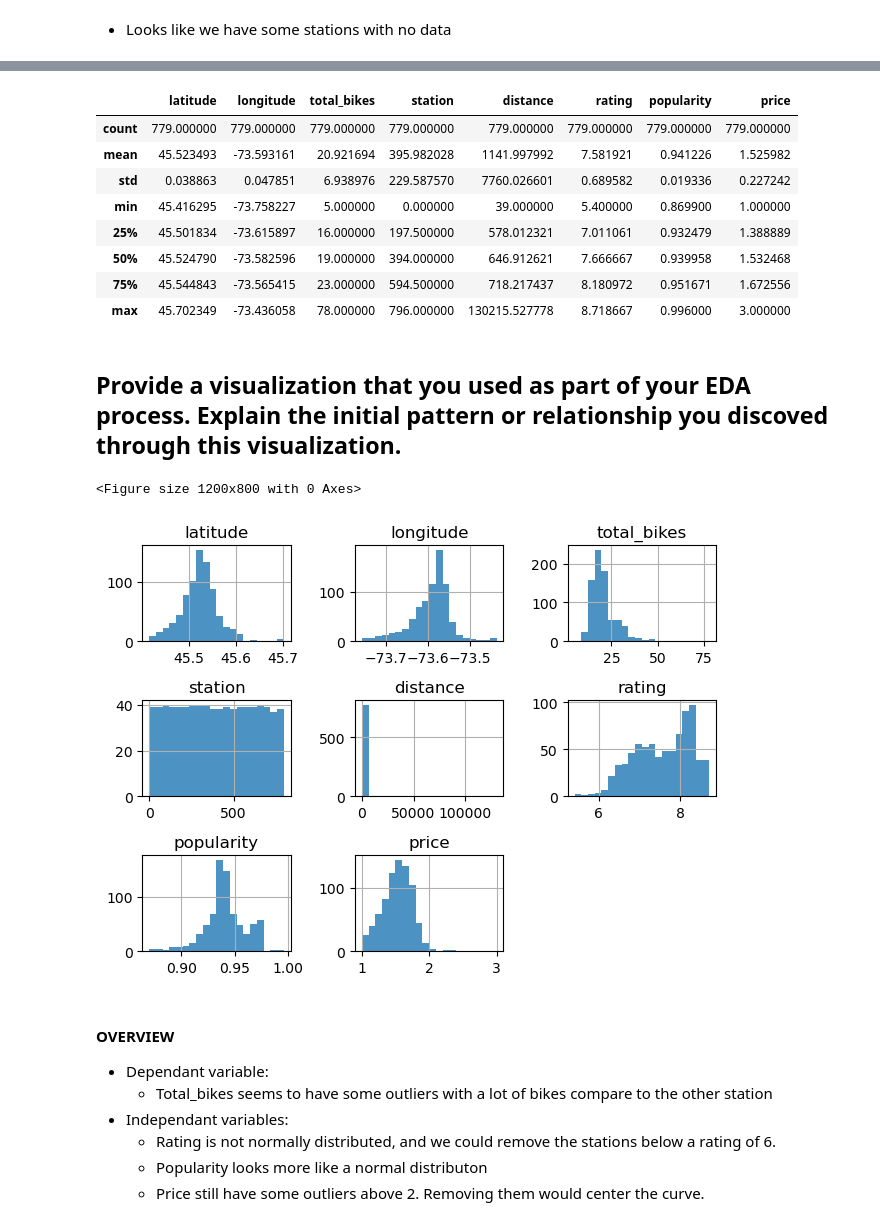
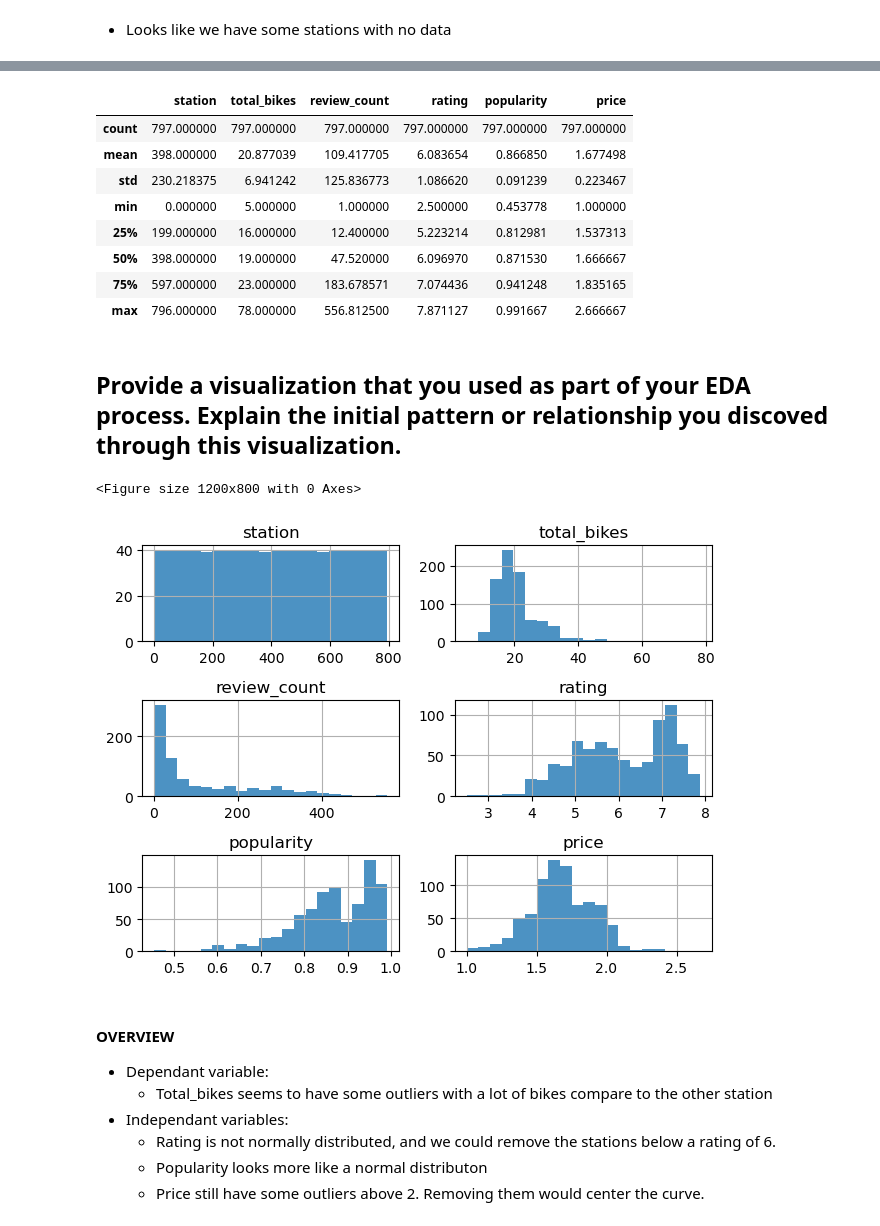
Before and after one commit to Christian-Leclerc/Python-Project-1, a Jupyter notebook: notebooks/joining_data.ipynb, the cells around one changed output, grey strips where cells are left out. Saved outputs shown, nothing was run; the diff lists cells and outputs as text; code cells hidden in the pictures.

```diff
--- a/notebooks/joining_data.ipynb
+++ b/notebooks/joining_data.ipynb
@@ -44,5 +303,5 @@ fsq_pois.head()
 # %%
 # Grouping the POI per stations with their chacteristics
-grouped_poi = fsq_pois[['station','distance', 'rating', 'popularity', 'price']].groupby('station').mean().sort_values('station')
-grouped_poi.head()
+grouped_df = combined_df[['station','distance', 'review_count', 'rating', 'popularity', 'price']].groupby('station').mean().sort_values('station')
+grouped_df.head()
 # %% [output]
@@ -66,0 +315,5 @@ bike_rentals.head()
+# %%
+# Merge with stations
+merge_df = pd.merge(stations, grouped_df, on='station', how='outer') # Outer, not to lose any station with no data.
+print(merge_df.head())
+print(merge_df.shape[0])
@@ -67,3 +335,6 @@ bike_rentals.head()
+# %%
+# Create the dataframe
+bike_rentals = merge_df[['station', 'total_bikes', 'review_count', 'rating', 'popularity', 'price']]
 # %% [markdown]
 ### Cleaning data
 # %%
@@ -126,0 +368,19 @@ memory usage: 60.9+ KB
+# %%
+# Create a function to replace NaN value with mean when total_bikes is similar
+def replace_nan_with_mean(row):
+    df = bike_rentals
+    total_bikes = row['total_bikes']
+    bike_range = 5
+
+    similar_rows = df[(df['total_bikes'] >= total_bikes - bike_range) &
+                      (df['total_bikes'] <= total_bikes + bike_range)]
+
+    mean_values = similar_rows.mean()
+    row = row.fillna(mean_values)
+    return row
+
+# Apply the function to rows with NaN values
+new_bike_rentals = bike_rentals.apply(lambda row: replace_nan_with_mean(row) if row.isnull().any() else row, axis=1)
+
+print(new_bike_rentals[new_bike_rentals.isnull().any(axis=1)])
+print(new_bike_rentals.info())
@@ -127,12 +405,12 @@ memory usage: 60.9+ KB
 # %%
-filtered_rentals.describe()
+new_bike_rentals.describe()
 # %% [output]
-|  | latitude | longitude | total_bikes | station | distance | rating | popularity | price |
-| count | 779.000000 | 779.000000 | 779.000000 | 779.000000 | 779.000000 | 779.000000 | 779.000000 | 779.000000 |
-| mean | 45.523493 | -73.593161 | 20.921694 | 395.982028 | 1141.997992 | 7.581921 | 0.941226 | 1.525982 |
-| std | 0.038863 | 0.047851 | 6.938976 | 229.587570 | 7760.026601 | 0.689582 | 0.019336 | 0.227242 |
-| min | 45.416295 | -73.758227 | 5.000000 | 0.000000 | 39.000000 | 5.400000 | 0.869900 | 1.000000 |
-| 25% | 45.501834 | -73.615897 | 16.000000 | 197.500000 | 578.012321 | 7.011061 | 0.932479 | 1.388889 |
-| 50% | 45.524790 | -73.582596 | 19.000000 | 394.000000 | 646.912621 | 7.666667 | 0.939958 | 1.532468 |
-| 75% | 45.544843 | -73.565415 | 23.000000 | 594.500000 | 718.217437 | 8.180972 | 0.951671 | 1.672556 |
-| max | 45.702349 | -73.436058 | 78.000000 | 796.000000 | 130215.527778 | 8.718667 | 0.996000 | 3.000000 |
+|  | station | total_bikes | review_count | rating | popularity | price |
+| count | 797.000000 | 797.000000 | 797.000000 | 797.000000 | 797.000000 | 797.000000 |
+| mean | 398.000000 | 20.877039 | 109.417705 | 6.083654 | 0.866850 | 1.677498 |
+| std | 230.218375 | 6.941242 | 125.836773 | 1.086620 | 0.091239 | 0.223467 |
+| min | 0.000000 | 5.000000 | 1.000000 | 2.500000 | 0.453778 | 1.000000 |
+| 25% | 199.000000 | 16.000000 | 12.400000 | 5.223214 | 0.812981 | 1.537313 |
+| 50% | 398.000000 | 19.000000 | 47.520000 | 6.096970 | 0.871530 | 1.666667 |
+| 75% | 597.000000 | 23.000000 | 183.678571 | 7.074436 | 0.941248 | 1.835165 |
+| max | 796.000000 | 78.000000 | 556.812500 | 7.871127 | 0.991667 | 2.666667 |
@@ -141,11 +422,11 @@ filtered_rentals.describe()
 # %%
 # Histogram of each variables (filtered data)
 plt.figure(figsize=(12, 8))
-filtered_rentals.hist(bins=20, alpha=0.8)
+new_bike_rentals.hist(bins=20, alpha=0.8)
 plt.tight_layout()
 # %% [output]
 <Figure size 1200x800 with 0 Axes>
-[figure, old version]
+[figure, new version]
 # %% [markdown]
 #### OVERVIEW
 - Dependant variable:
```
Also changed, not shown: parts of 42 cells of this notebook.
